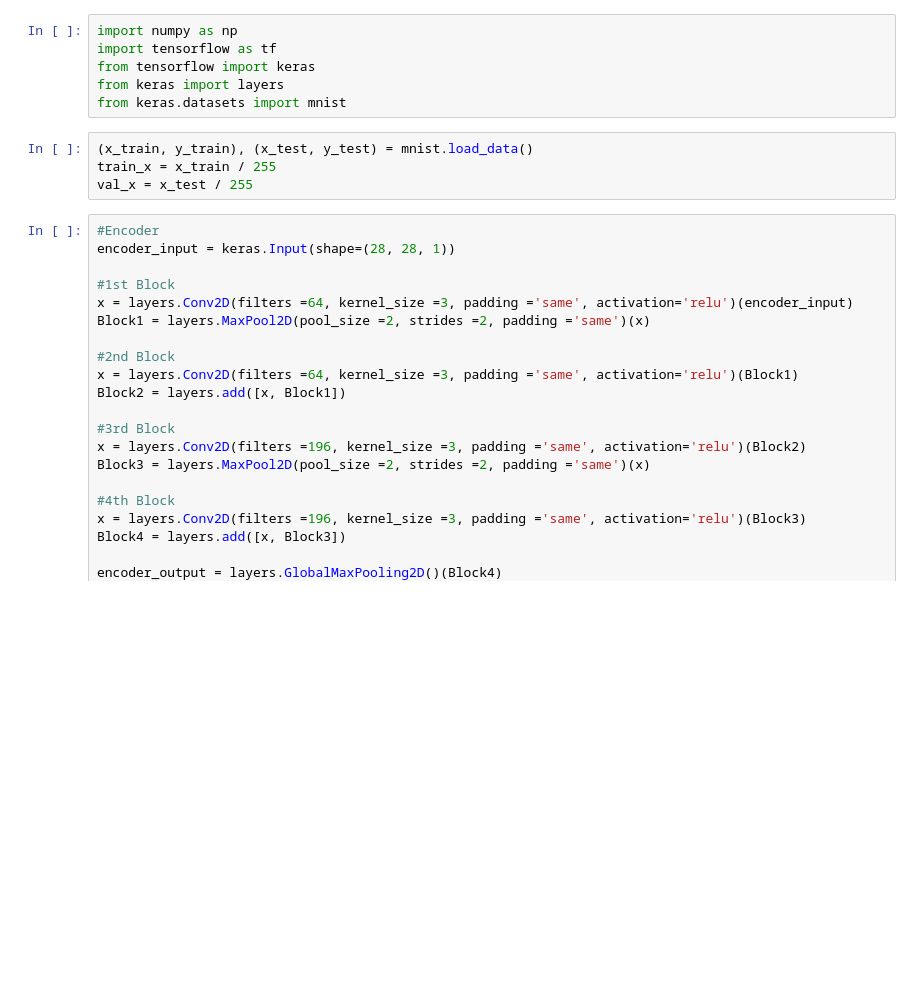
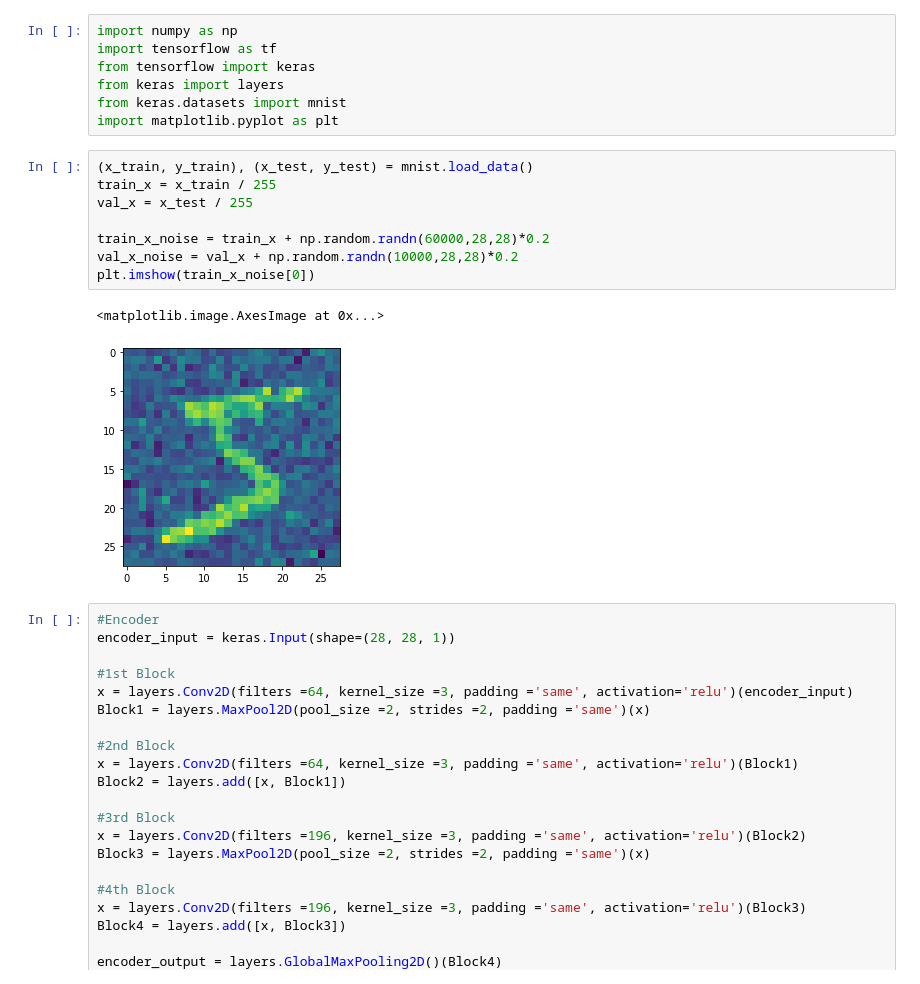
Before and after one commit to DivyamChandalia/AutoEncoder, a Jupyter notebook: AutoEncoder.ipynb, the cells around one changed output. Saved outputs shown, nothing was run; the diff lists cells and outputs as text; blank space fills up the shorter version.

```diff
--- a/AutoEncoder.ipynb
+++ b/AutoEncoder.ipynb
@@ -4,10 +4,18 @@ import tensorflow as tf
 from tensorflow import keras
 from keras import layers
 from keras.datasets import mnist
+import matplotlib.pyplot as plt
 # %%
 (x_train, y_train), (x_test, y_test) = mnist.load_data()
 train_x = x_train / 255
 val_x = x_test / 255
+
+train_x_noise = train_x + np.random.randn(60000,28,28)*0.2
+val_x_noise = val_x + np.random.randn(10000,28,28)*0.2
+plt.imshow(train_x_noise[0])
+# %% [output]
+<matplotlib.image.AxesImage at 0x...>
+[figure, added]
 # %%
 #Encoder
 encoder_input = keras.Input(shape=(28, 28, 1))
```
Also changed, not shown: parts of 2 cells of this notebook, 2 other files.
